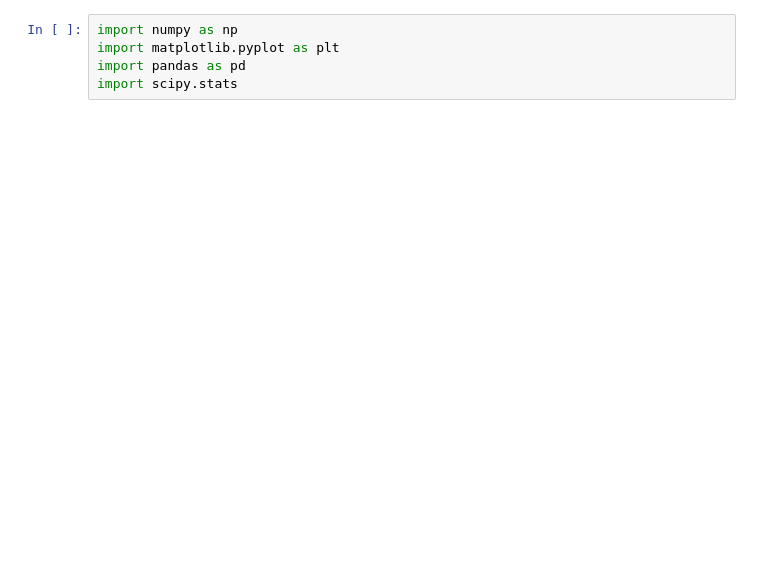
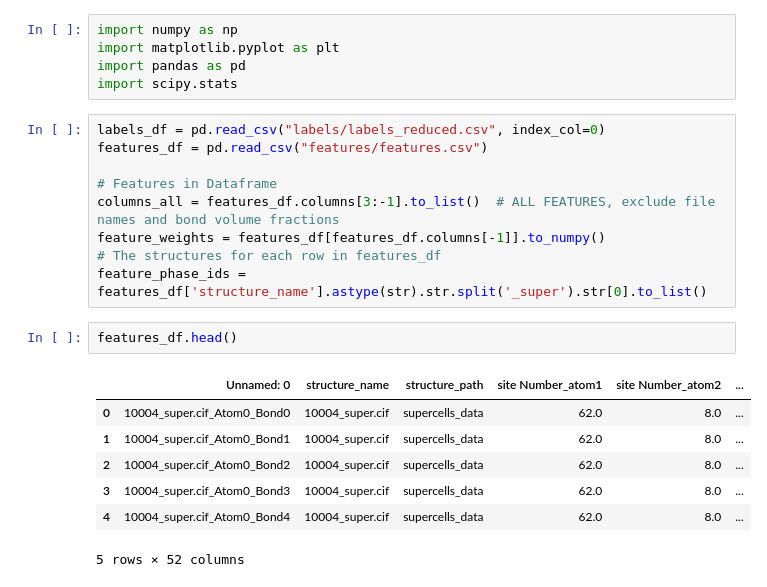
Before and after one commit to adampotter0105/TEC_ML, a Jupyter notebook: feature_selection.ipynb, the cells around one changed output. Saved outputs shown, nothing was run; the diff lists cells and outputs as text; blank space fills up the shorter version.

```diff
--- a/feature_selection.ipynb
+++ b/feature_selection.ipynb
@@ -3,3 +3,22 @@ import numpy as np
 import matplotlib.pyplot as plt
 import pandas as pd
 import scipy.stats
+# %%
+labels_df = pd.read_csv("labels/labels_reduced.csv", index_col=0)
+features_df = pd.read_csv("features/features.csv")
+
+# Features in Dataframe
+columns_all = features_df.columns[3:-1].to_list()  # ALL FEATURES, exclude file names and bond volume fractions
+feature_weights = features_df[features_df.columns[-1]].to_numpy()
+# The structures for each row in features_df
+feature_phase_ids = features_df['structure_name'].astype(str).str.split('_super').str[0].to_list()
+# %%
+features_df.head()
+# %% [output]
+|  | Unnamed: 0 | structure_name | structure_path | site Number_atom1 | site Number_atom2 | ... |
+| 0 | 10004_super.cif_Atom0_Bond0 | 10004_super.cif | supercells_data | 62.0 | 8.0 | ... |
+| 1 | 10004_super.cif_Atom0_Bond1 | 10004_super.cif | supercells_data | 62.0 | 8.0 | ... |
+| 2 | 10004_super.cif_Atom0_Bond2 | 10004_super.cif | supercells_data | 62.0 | 8.0 | ... |
+| 3 | 10004_super.cif_Atom0_Bond3 | 10004_super.cif | supercells_data | 62.0 | 8.0 | ... |
+| 4 | 10004_super.cif_Atom0_Bond4 | 10004_super.cif | supercells_data | 62.0 | 8.0 | ... |
+5 rows × 52 columns
```
Also changed, not shown: parts of 13 cells of this notebook, 5 other files.
